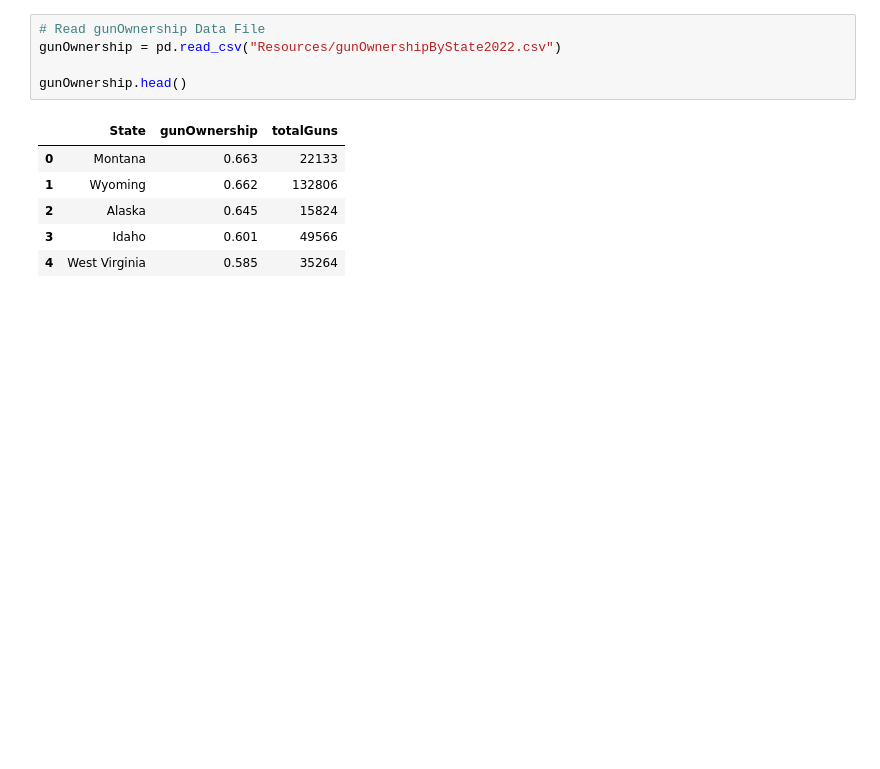
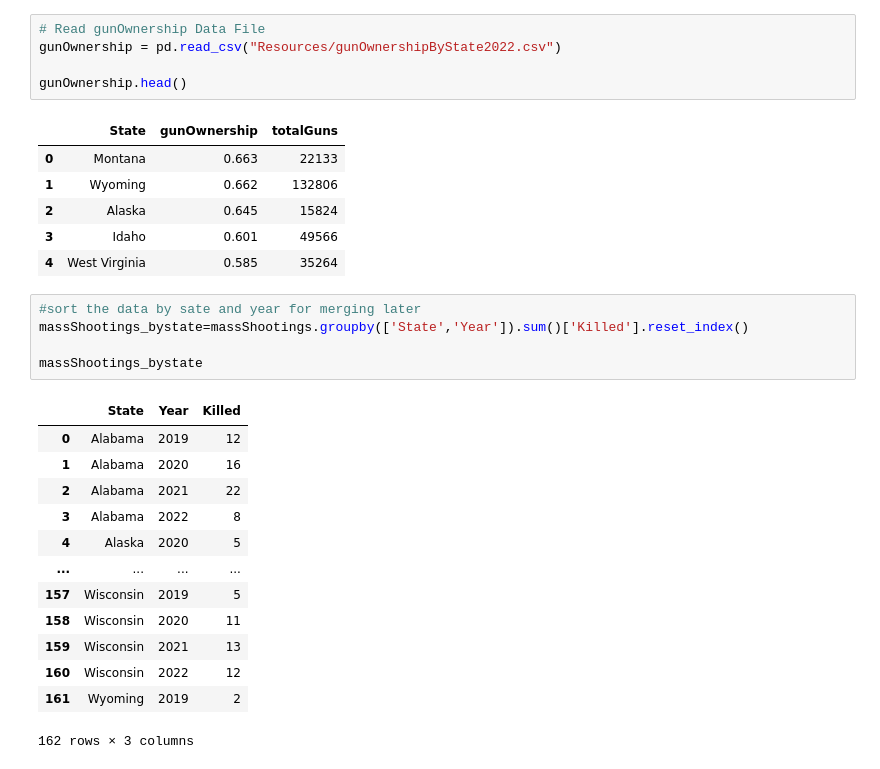
Before and after one commit to aimeevu/project-3-group-e, a Jupyter notebook: gunviolence/gundata_clean_load.ipynb, the cells around one changed output. Saved outputs shown, nothing was run; the diff lists cells and outputs as text; blank space fills up the shorter version.

```diff
--- a/gunviolence/gundata_clean_load.ipynb
+++ b/gunviolence/gundata_clean_load.ipynb
@@ -162,3 +169,22 @@ gunOwnership.head()
 | 2 | Alaska | 0.645 | 15824 |
 | 3 | Idaho | 0.601 | 49566 |
 | 4 | West Virginia | 0.585 | 35264 |
+# %%
+#sort the data by sate and year for merging later
+massShootings_bystate=massShootings.groupby(['State','Year']).sum()['Killed'].reset_index()
+
+massShootings_bystate
+# %% [output]
+|  | State | Year | Killed |
+| 0 | Alabama | 2019 | 12 |
+| 1 | Alabama | 2020 | 16 |
+| 2 | Alabama | 2021 | 22 |
+| 3 | Alabama | 2022 | 8 |
+| 4 | Alaska | 2020 | 5 |
+| ... | ... | ... | ... |
+| 157 | Wisconsin | 2019 | 5 |
+| 158 | Wisconsin | 2020 | 11 |
+| 159 | Wisconsin | 2021 | 13 |
+| 160 | Wisconsin | 2022 | 12 |
+| 161 | Wyoming | 2019 | 2 |
+162 rows × 3 columns
```
Also changed, not shown: parts of 5 cells of this notebook, 1 other file.
